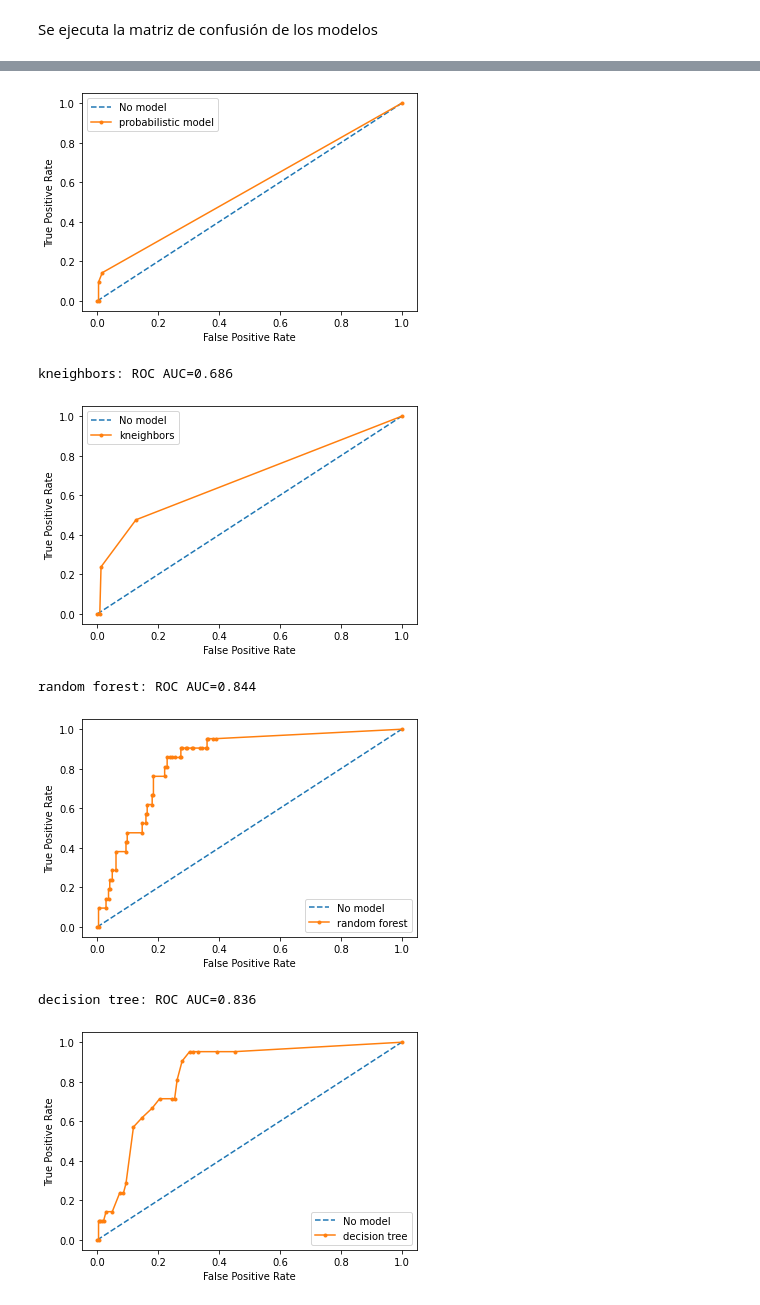
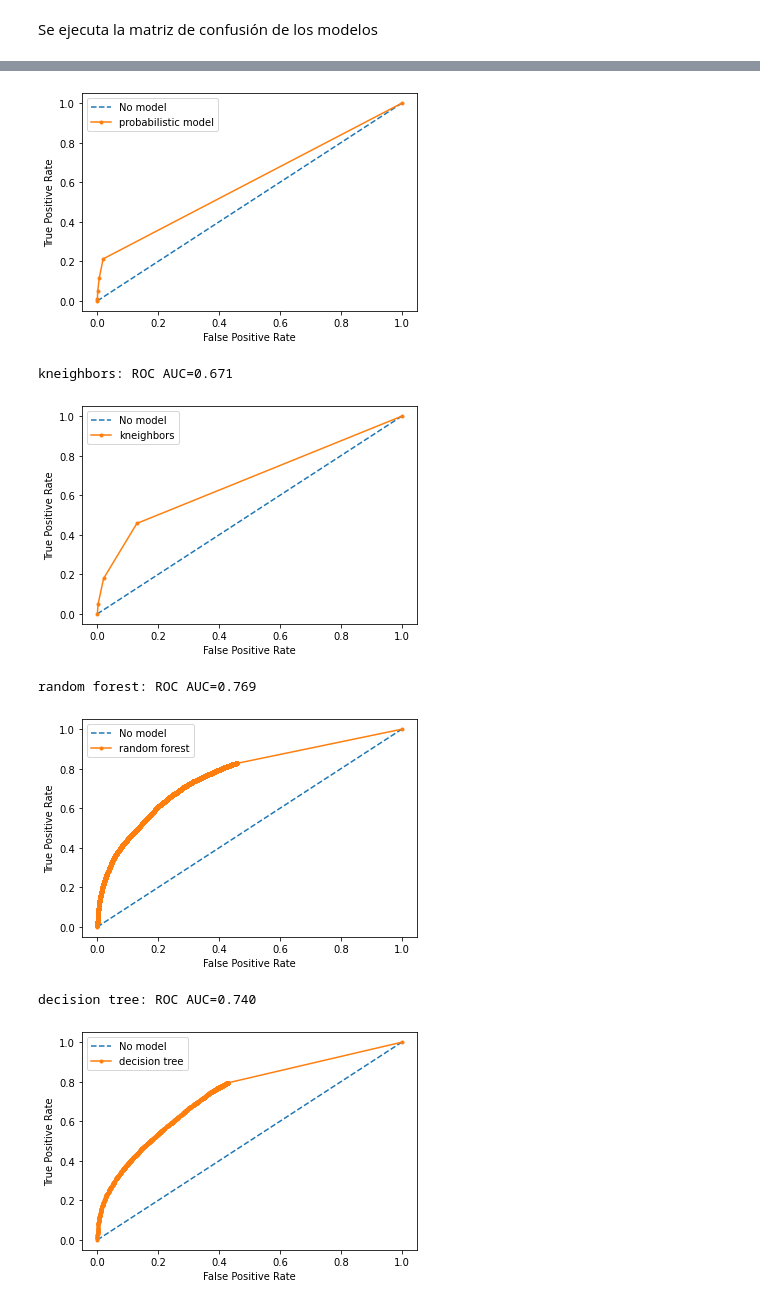
Before and after one commit to josedelarosa82/taxi-prediction-model, a Jupyter notebook: Proyecto_predicción_servicio_taxi_consolidado.ipynb, the cells around one changed output, grey strips where cells are left out. Drawn from its saved outputs; the diff is of its cells as text; code cells hidden in the pictures.

```diff
--- a/Proyecto_predicción_servicio_taxi_consolidado.ipynb
+++ b/Proyecto_predicción_servicio_taxi_consolidado.ipynb
@@ -694,17 +708,21 @@ def evaluate_model(phone, data, date_predict, model_type):
   #Se valida si tiene más de un servicio registrado
   if tam > 1:
     #Se llenan en 0 las horas de los servicios que no se tomaron por el usuario
-    data = setDataService(data, date_first_training, date_predict)
+    data, day_val = setDataService(data, date_first_training, date_predict)
     #Se crear el dataframe de entrenamiento desde la fecha inicial hasta la fecha de predicción
     train = data[ (pd.to_datetime(data['FECHA'], format=FORMAT_DATE) >= date_first_training) & (pd.to_datetime(data['FECHA'], format=FORMAT_DATE) < date_predict) ]
     #Se crear el dataframe de pruebas desde la fecha de predicción hasta una semana adelante
     test = data[(pd.to_datetime(data['FECHA'], format=FORMAT_DATE) == date_predict) ]
 
+    amout_services = 0
+    for key, values in day_val.items():
+      if (date_predict.strftime(FORMAT_DATE) != key) & (values > 0):
+        amout_services += 1
 
     #Se obtiene el tamaño de los datos del usuario
     tam = len(train[train['SERVICIO']==1])
     #Se valida si tiene más de un servicio tomado
-    if tam > q75:
+    if amout_services >= 3:
       #Datos para probar los modelos
       if model_type != 'PR':
         train = train.loc[:,['DIADESEMANA','HORA','SERVICIO']]
@@ -778,3 +796,12 @@ def evaluate_model(phone, data, date_predict, model_type):
   return y_pred, y_test, y_prob
 # %% [markdown]
 Se crea un nuevo dataFrame con los números de teléfonos para recorrer los modelos
+# %%
+total_phone, count, phone_array = 1000, 0, []
+df_phone = df_taxis.loc[:,['TELEFONOORIGEN']].copy()
+series_phone = df_phone.loc[:,['TELEFONOORIGEN']].value_counts()
+for phone in series_phone.index.to_list():
+    if count < total_phone:
+        count += 1
+        phone_array.append(phone[0])
+len(phone_array)
@@ -794,7 +825,6 @@ Número de teléfonos a procesar:  100
 # %% [markdown]
 Experimento con todos los modelos para una semana
 # %%
-
 #Se quitan los modelos 'LR','SVC','SGD','DTC','MLP' por mal rendimiento
 models_array = ['PR','KNN','RFC','DTC']#
 report_models = []
@@ -803,28 +833,37 @@ start_proccess = datetime.now()
 print(f"Inició el proceso: {datetime.now()}")
 for model in models_array:
     start_date = datetime.now()
+    count = 0
+    kappa_score = 0.0
     confusion_phone = np.matrix(0,dtype=int)
     y_test_arr = np.array(0,dtype=int)
     y_prob_arr = np.array(0,dtype=float)
     for phone in phone_array:
-        remaining_days = DATE_START_TRAINIG.date() + timedelta(days=1) - DATE_START_TRAINIG.date()
+        remaining_days = DATE_START_TRAINIG.date() + timedelta(days=7) - DATE_START_TRAINIG.date()
         for i in range(remaining_days.days):
             last_time = DATE_START_TRAINIG.date() + timedelta(days=i)
-            #print("y_pred:",y_pred, " y_test:", y_test, " y_prob:", y_prob)
-            y_pred, y_test, y_prob = evaluate_model(phone[0], df_taxis, pd.to_datetime(last_time, format=FORMAT_DATE), model)
+            y_pred, y_test, y_prob = evaluate_model(phone, df_taxis, pd.to_datetime(last_time, format=FORMAT_DATE), model)
+            #if(not existAllZero(y_pred)) & (not existAllZero(y_test)):
             if len(y_prob)>0:
                 y_test = y_test.values[:]
                 y_prob = [y_prob[:, 1] if model != 'PR' else y_prob[:] ]
                 y_test_arr = np.concatenate((y_test_arr, y_test), axis=None)
                 y_prob_arr = np.concatenate((y_prob_arr, y_prob), axis=None)
-            if len(y_pred)>1:
+            if len(y_pred) > 1:
                 matrix = np.matrix(confusion_matrix(y_test, y_pred))
                 if matrix.size == 1:
                     matrix = np.matrix([[24,0],[0,0]],dtype=int)
                 confusion_phone = confusion_phone + matrix
-                #print(f"Procesando el teléfono: {phone[0]} y la fecha: {last_time}, confusion: {matrix}, tamanio: {matrix.size}")
+                score_k = cohen_kappa_score(y_test, y_pred)
+                kappa_score = kappa_score + (0.0 if math.isnan (score_k) else score_k)
+                count = count + 1
+                #if(existAllZero(y_pred)) & (existAllZero(y_test)):
+                #    print(f"Procesando el teléfono: {phone[0]} y la fecha: {last_time}, confusion: {matrix}, tamanio: {matrix.size}")
+                #    print(f"{y_test} \n {y_pred} \n {y_prob}")
+            #else:
+            #    print(f"Procesando el teléfono: {phone} pero sin predictibilidad")
     roc_curve_arr.append([model, y_test_arr, y_prob_arr])
-    report_models.append([model,confusion_phone])
+    report_models.append([model,confusion_phone, (kappa_score/count) if kappa_score > 0 else 0])
     print(f"Procesó el modelo {model} en: {datetime.now()-start_date}")
 print(f"Finalizó el proceso: {datetime.now()} en {datetime.now()-start_proccess}")
 #https://scikit-learn.org/stable/modules/generated/sklearn.metrics.RocCurveDisplay.html
@@ -876,7 +911,7 @@ def existAllZero(arr):
 # %%
 #Se muestra la curva ROC de los modelos
 for roc in roc_curve_arr:
-    if(existAllZero(roc[1])):
+    if not existAllZero(roc[1]):
         ns_probs = [0 for _ in range(len(roc[1]))]
         # calculate scores
         ns_auc = roc_auc_score(roc[1], ns_probs)
@@ -904,7 +939,7 @@ probabilistic model: ROC AUC=0.564
-[figure, old version]
+[figure, new version]
-kneighbors: ROC AUC=0.686
+kneighbors: ROC AUC=0.671
-[figure, old version]
+[figure, new version]
-random forest: ROC AUC=0.844
+random forest: ROC AUC=0.769
-[figure, old version]
+[figure, new version]
-decision tree: ROC AUC=0.836
+decision tree: ROC AUC=0.740
-[figure, old version]
+[figure, new version]
```
Also changed, not shown: parts of 9 cells of this notebook, 2 other files.
